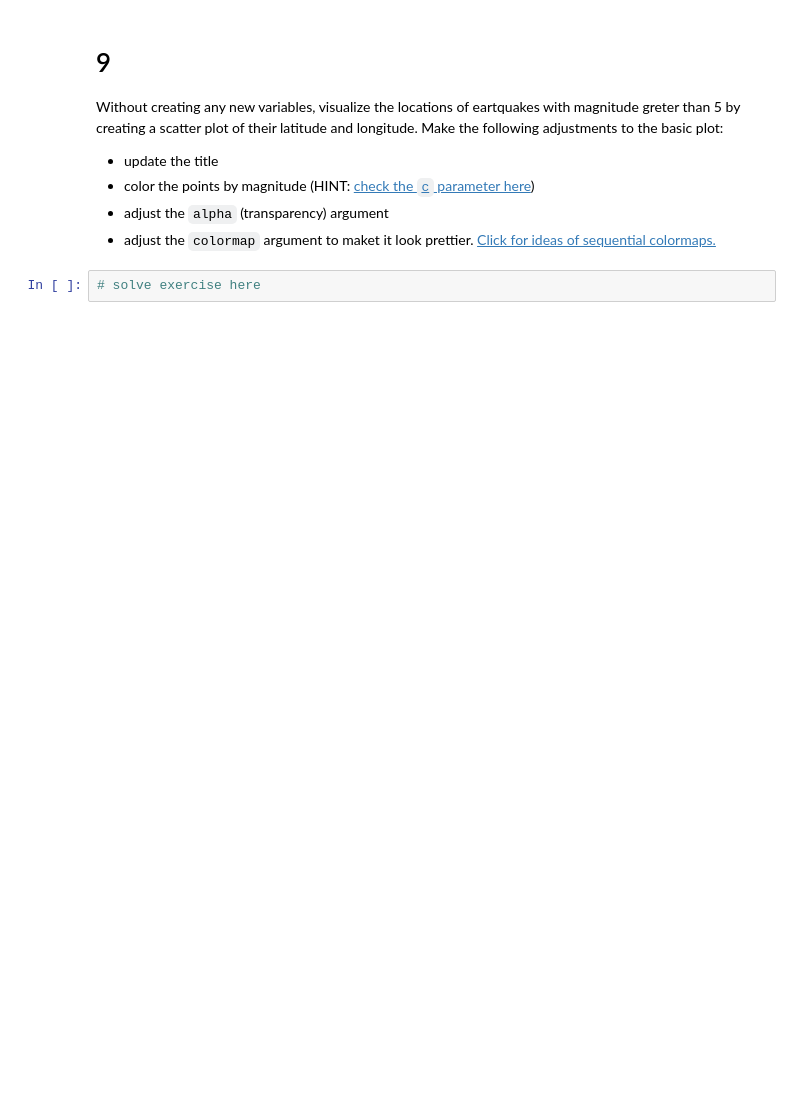
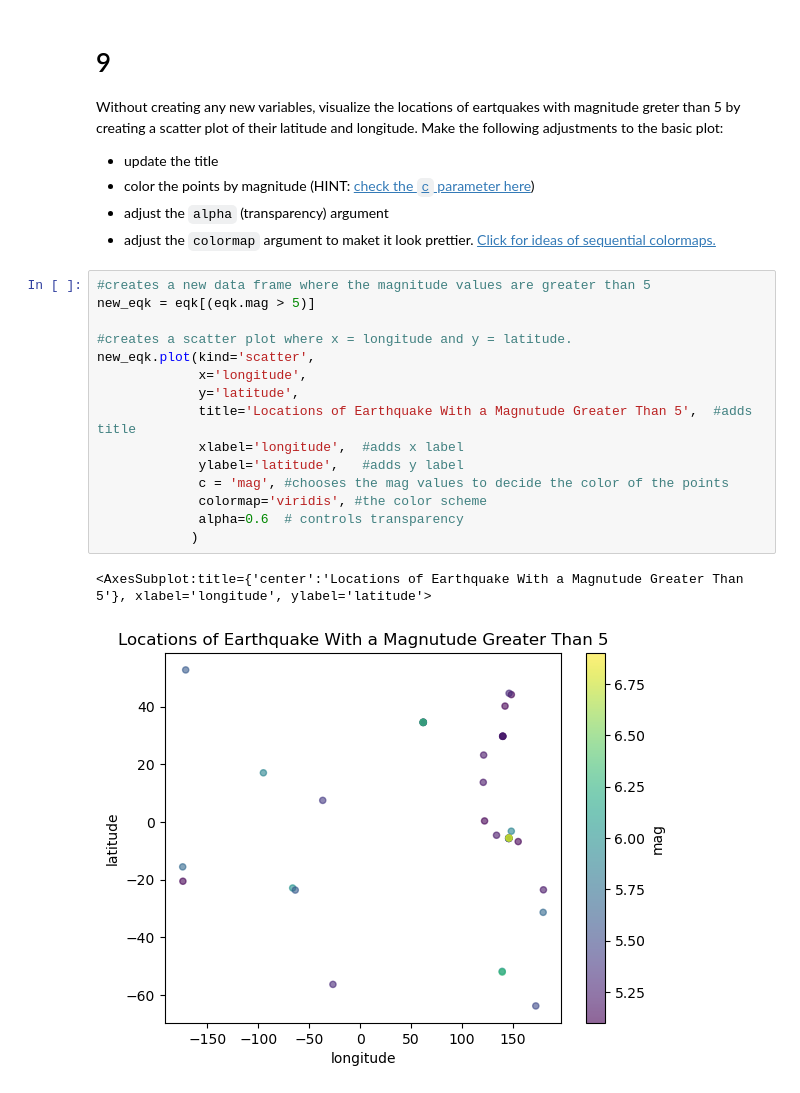
Before and after one commit to BenVerst/eds220-hwk-1, a Jupyter notebook: hwk1-task4.ipynb, the cells around one changed output. Cells and saved outputs as stored; diff of their text form; blank space fills up the shorter version.

```diff
--- a/hwk1-task4.ipynb
+++ b/hwk1-task4.ipynb
@@ -168,5 +209,21 @@ Without creating any new variables, visualize the locations of eartquakes with m
 - color the points by magnitude (HINT: [check the `c` parameter here](https://pandas.pydata.org/pandas-docs/stable/reference/api/pandas.DataFrame.plot.scatter.html))
 - adjust the `alpha` (transparency) argument
 - adjust the `colormap` argument to maket it look prettier. [Click for ideas of sequential colormaps.](https://matplotlib.org/stable/users/explain/colors/colormaps.html)
-# %%
-# solve exercise here
+# %%
+#creates a new data frame where the magnitude values are greater than 5
+new_eqk = eqk[(eqk.mag > 5)]
+
+#creates a scatter plot where x = longitude and y = latitude.
+new_eqk.plot(kind='scatter',
+             x='longitude',
+             y='latitude',
+             title='Locations of Earthquake With a Magnutude Greater Than 5',  #adds title
+             xlabel='longitude',  #adds x label
+             ylabel='latitude',   #adds y label
+             c = 'mag', #chooses the mag values to decide the color of the points
+             colormap='viridis', #the color scheme
+             alpha=0.6  # controls transparency
+            )
+# %% [output]
+<AxesSubplot:title={'center':'Locations of Earthquake With a Magnutude Greater Than 5'}, xlabel='longitude', ylabel='latitude'>
+[figure, added]
```
Also changed, not shown: parts of 3 cells of this notebook.
